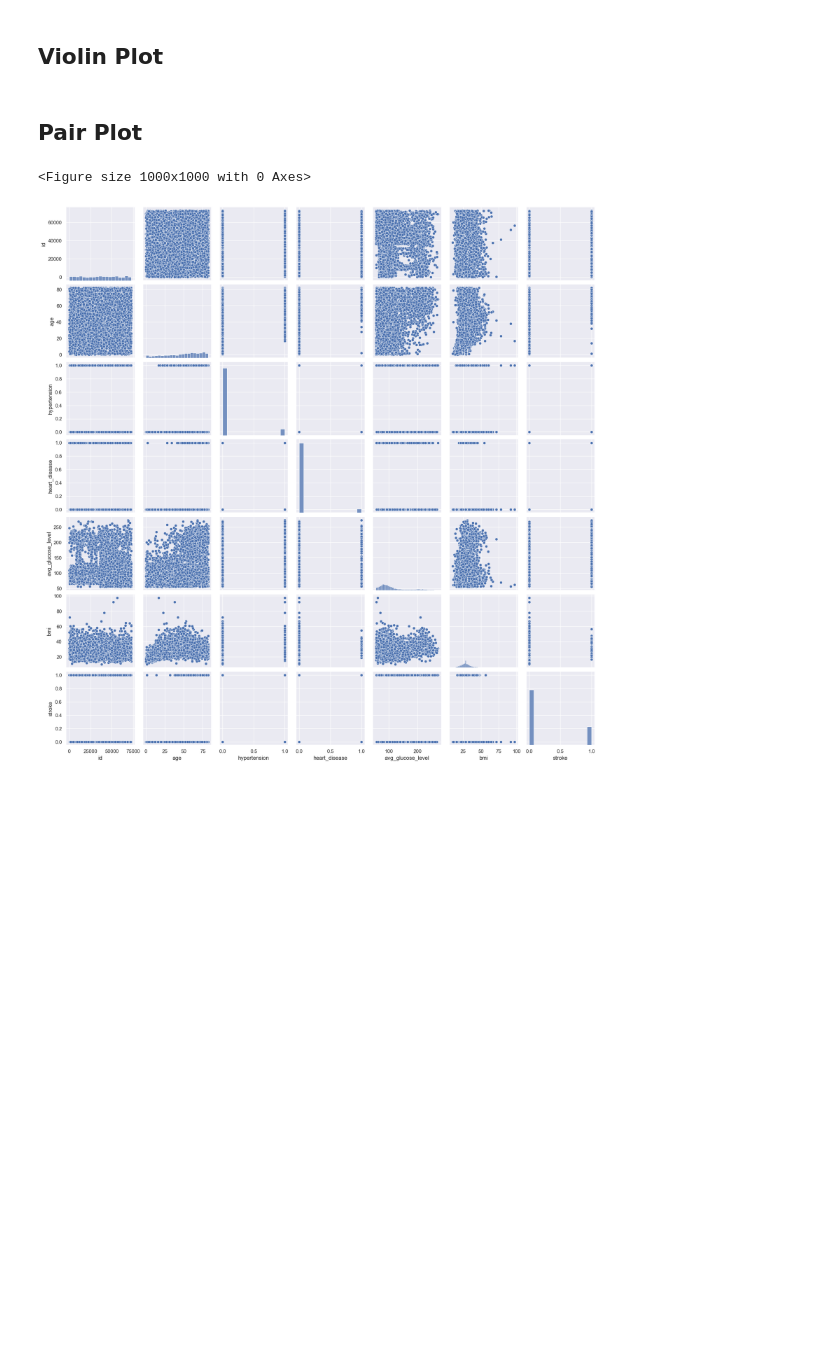
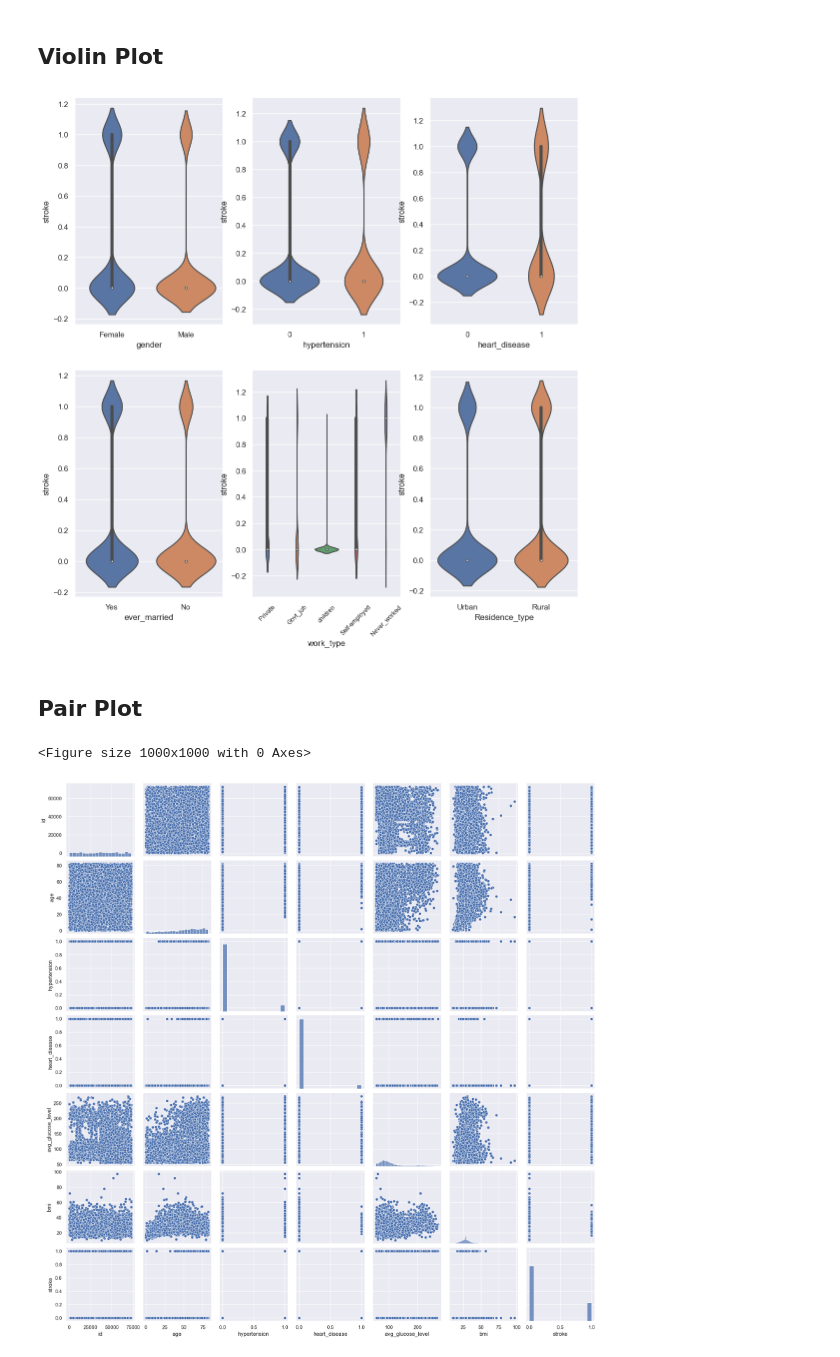
Before and after one commit to hoandkjxhbfhk/stroke-predict, a Jupyter notebook: model.ipynb, the cells around one changed output. Drawn from its saved outputs; the diff is of its cells as text; code cells hidden in the pictures; blank space fills up the shorter version.

```diff
--- a/model.ipynb
+++ b/model.ipynb
@@ -375,22 +238,24 @@ plt.show()
 # %% [markdown]
 ## **Violin Plot** <a id="3.5"></a>
 # %%
-# plt.figure(figsize=(13,13))
-# sns.set_theme(style="darkgrid")
-# plt.subplot(2,3,1)
-# sns.violinplot(x = 'gender', y = 'stroke', data = dataset)
-# plt.subplot(2,3,2)
-# sns.violinplot(x = 'hypertension', y = 'stroke', data = dataset)
-# plt.subplot(2,3,3)
-# sns.violinplot(x = 'heart_disease', y = 'stroke', data = dataset)
-# plt.subplot(2,3,4)
-# sns.violinplot(x = 'ever_married', y = 'stroke', data = dataset)
-# plt.subplot(2,3,5)
-# sns.violinplot(x = 'work_type', y = 'stroke', data = dataset)
-# plt.xticks(fontsize=9, rotation=45)
-# plt.subplot(2,3,6)
-# sns.violinplot(x = 'Residence_type', y = 'stroke', data = dataset)
-# plt.show()
+plt.figure(figsize=(13,13))
+sns.set_theme(style="darkgrid")
+plt.subplot(2,3,1)
+sns.violinplot(x = 'gender', y = 'stroke', data = dataset)
+plt.subplot(2,3,2)
+sns.violinplot(x = 'hypertension', y = 'stroke', data = dataset)
+plt.subplot(2,3,3)
+sns.violinplot(x = 'heart_disease', y = 'stroke', data = dataset)
+plt.subplot(2,3,4)
+sns.violinplot(x = 'ever_married', y = 'stroke', data = dataset)
+plt.subplot(2,3,5)
+sns.violinplot(x = 'work_type', y = 'stroke', data = dataset)
+plt.xticks(fontsize=9, rotation=45)
+plt.subplot(2,3,6)
+sns.violinplot(x = 'Residence_type', y = 'stroke', data = dataset)
+plt.show()
+# %% [output]
+[figure, added]
 # %% [markdown]
 ## **Pair Plot** <a id="3.6"></a>
 # %%
```
Also changed, not shown: parts of 51 cells of this notebook.
